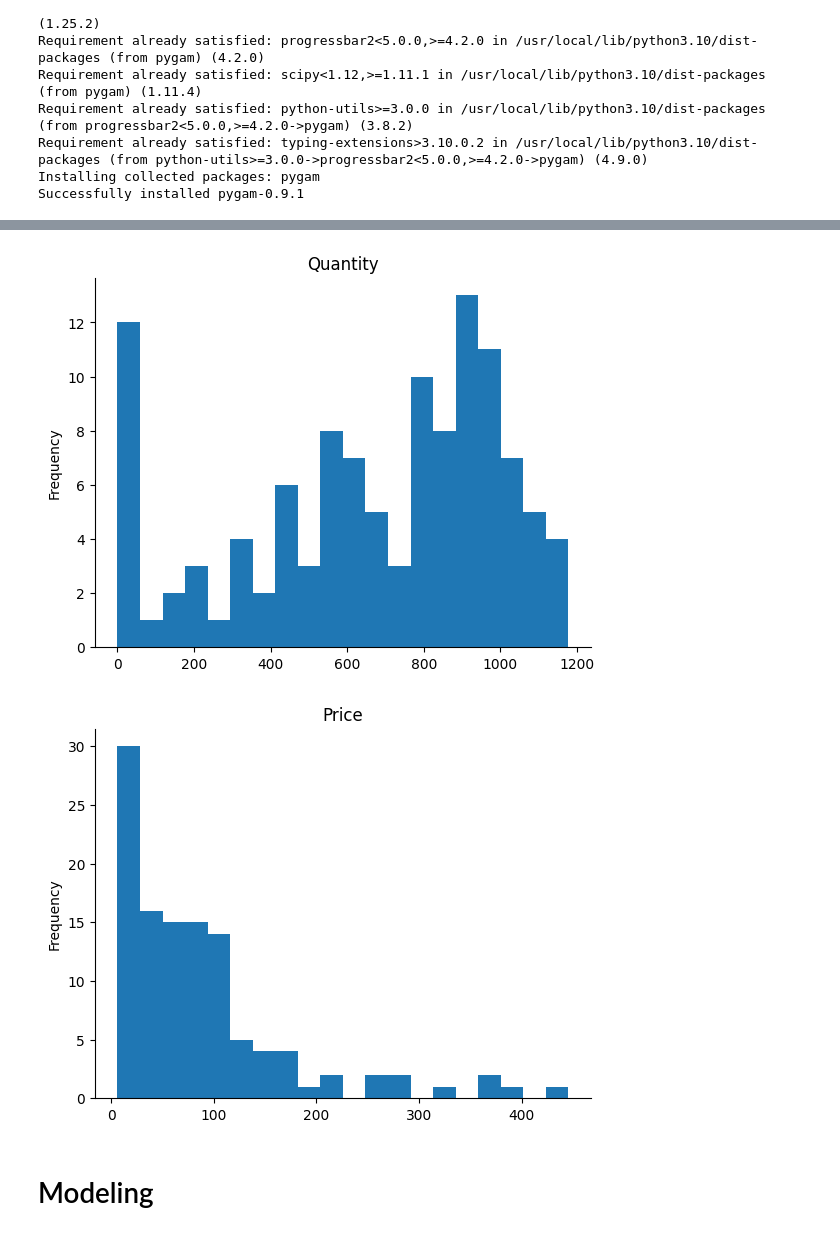
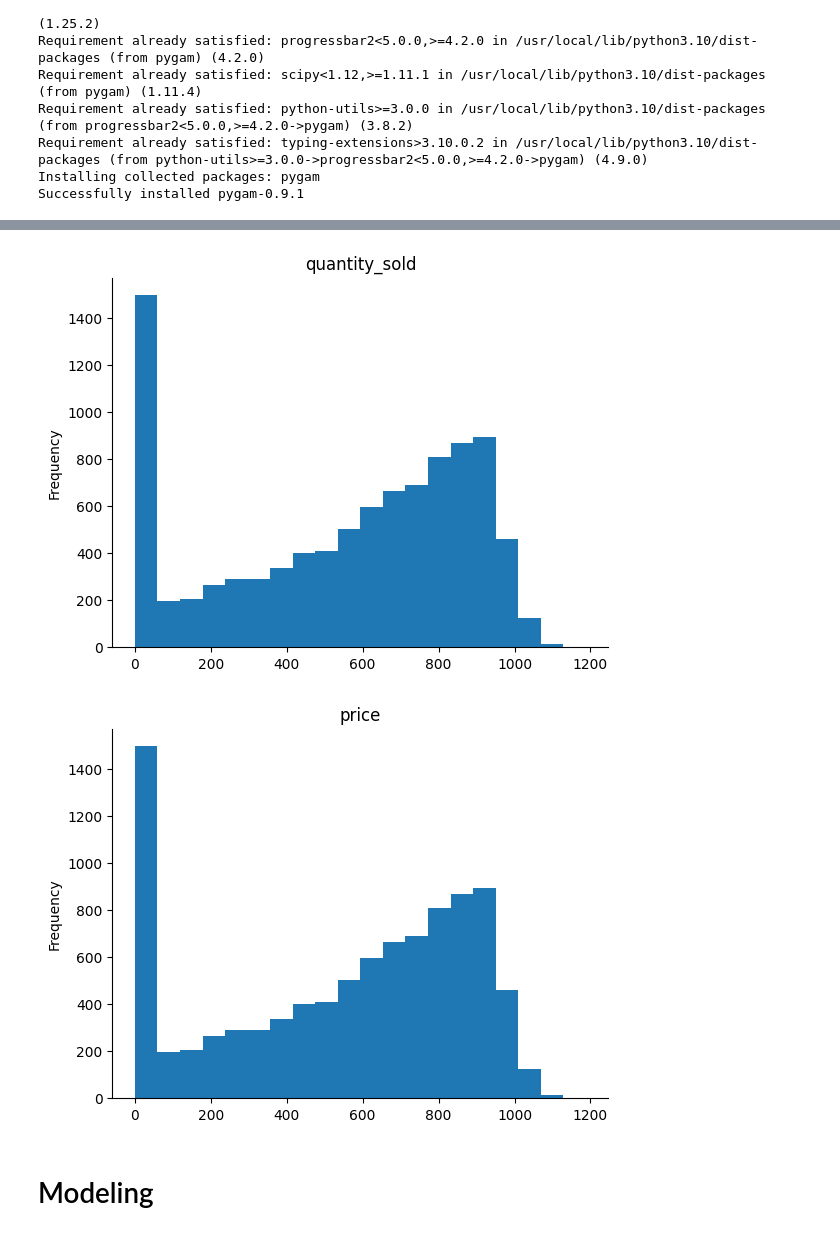
Before and after one commit to AleemRahil/GAMs_for_Pricing_Optimization_Strategy, a Jupyter notebook: GAMs_for_Pricing_Optimization_Strategy.ipynb, the cells around one changed output, grey strips where cells are left out. Saved outputs shown, nothing was run; the diff lists cells and outputs as text; code cells hidden in the pictures.

```diff
--- a/GAMs_for_Pricing_Optimization_Strategy.ipynb
+++ b/GAMs_for_Pricing_Optimization_Strategy.ipynb
@@ -49,11 +57,8 @@ quantity = np.concatenate([quantity, outlier_quantity])
 # %%
 df = pd.DataFrame({
-    'Price': price,
-    'Quantity': quantity
+    'price': price,
+    'quantity_sold': quantity.astype(int)
 })
-# %%
-# Filer out prices less than 5
-df = df[df['Price'] >= 5]
 # %%
 df
 # %% [output]
@@ -72,0 +78,6 @@ df
+# %%
+df['product'] = pd.DataFrame(random.choices(products, k=10020))
+df['event'] = pd.DataFrame(random.choices(events, k=10020))
+# %%
+# Filer out prices less than 5
+df = df[df['price'] >= 5]
@@ -112,18 +143,18 @@ plt.gca().spines[['top', 'right',]].set_visible(False)
 # @title Quantity
 
 from matplotlib import pyplot as plt
-df['Quantity'].plot(kind='hist', bins=20, title='Quantity')
+df['quantity_sold'].plot(kind='hist', bins=20, title='quantity_sold')
 plt.gca().spines[['top', 'right',]].set_visible(False)
 # %% [output]
-[figure, old version]
+[figure, new version]
 # %%
 # @title Price
 
 from matplotlib import pyplot as plt
-df['Price'].plot(kind='hist', bins=20, title='Price')
+df['quantity_sold'].plot(kind='hist', bins=20, title='price')
 plt.gca().spines[['top', 'right',]].set_visible(False)
 # %% [output]
-[figure, old version]
+[figure, new version]
 # %% [markdown]
 # Modeling
 # %%
```
Also changed, not shown: parts of 43 cells of this notebook.
